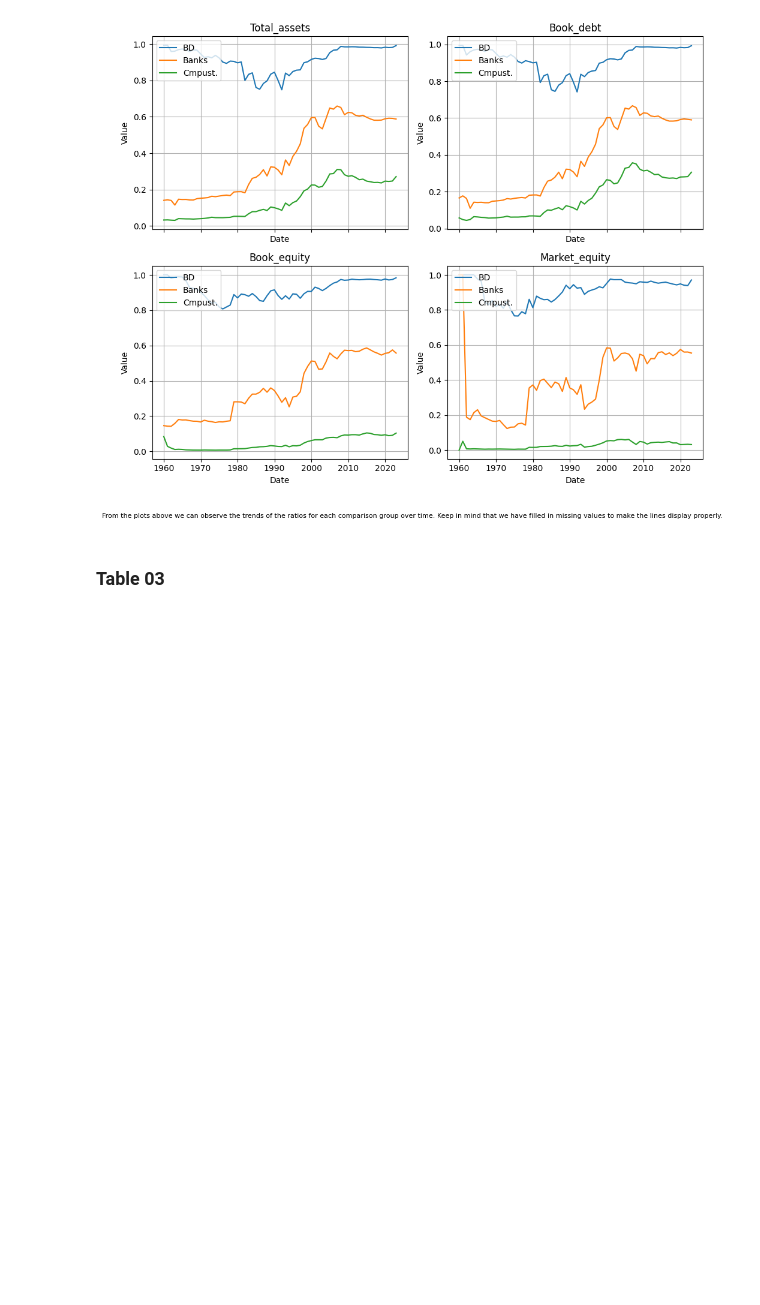
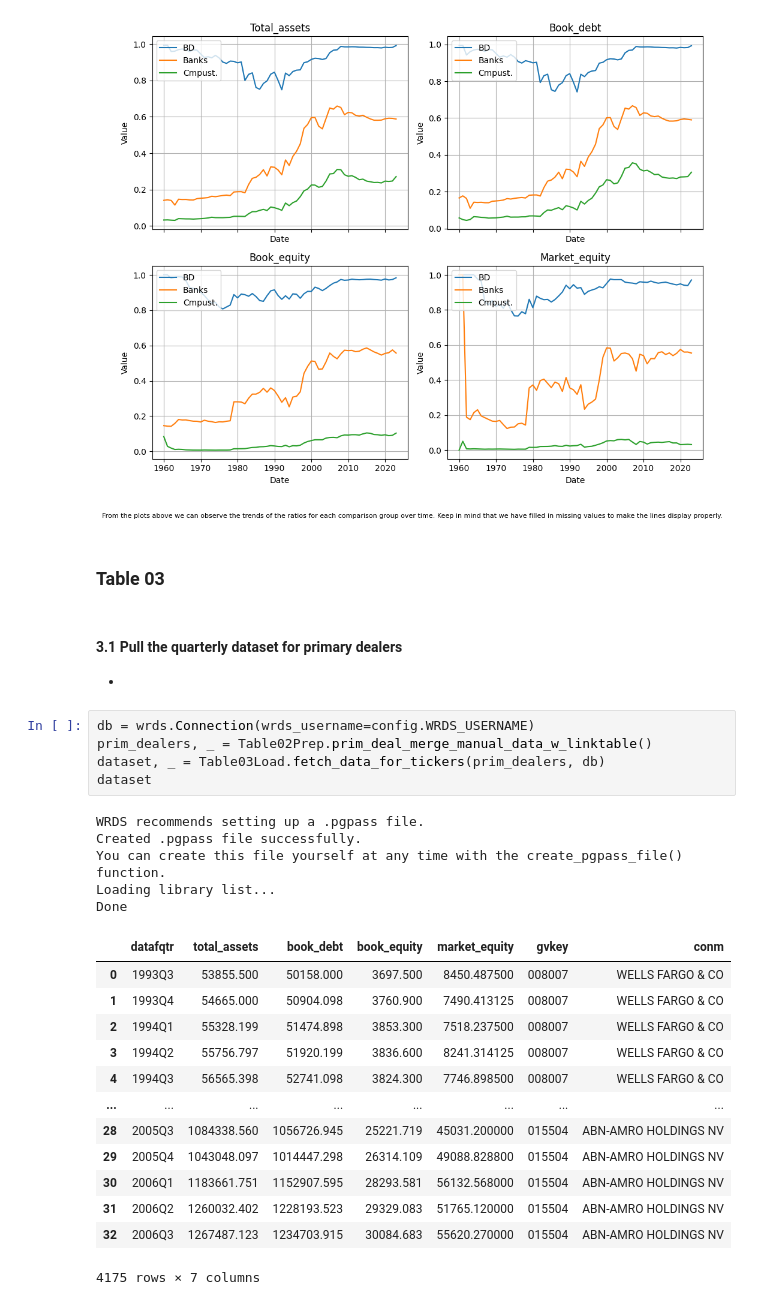
Before and after one commit to 1scarecrow1/intermediary-asset-pricing, a Jupyter notebook: src/Walkthrough.ipynb, the cells around one changed output. Saved outputs shown, nothing was run; the diff lists cells and outputs as text; blank space fills up the shorter version.

```diff
--- a/src/Walkthrough.ipynb
+++ b/src/Walkthrough.ipynb
@@ -227,3 +233,30 @@ Done
 [figure]
 # %% [markdown]
 ### Table 03
+# %% [markdown]
+#### 3.1 Pull the quarterly dataset for primary dealers
+-
+# %%
+db = wrds.Connection(wrds_username=config.WRDS_USERNAME)
+prim_dealers, _ = Table02Prep.prim_deal_merge_manual_data_w_linktable()
+dataset, _ = Table03Load.fetch_data_for_tickers(prim_dealers, db)
+dataset
+# %% [output]
+WRDS recommends setting up a .pgpass file.
+Created .pgpass file successfully.
+You can create this file yourself at any time with the create_pgpass_file() function.
+Loading library list...
+Done
+|  | datafqtr | total_assets | book_debt | book_equity | market_equity | gvkey | conm |
+| 0 | 1993Q3 | 53855.500 | 50158.000 | 3697.500 | 8450.487500 | 008007 | WELLS FARGO & CO |
+| 1 | 1993Q4 | 54665.000 | 50904.098 | 3760.900 | 7490.413125 | 008007 | WELLS FARGO & CO |
+| 2 | 1994Q1 | 55328.199 | 51474.898 | 3853.300 | 7518.237500 | 008007 | WELLS FARGO & CO |
+| 3 | 1994Q2 | 55756.797 | 51920.199 | 3836.600 | 8241.314125 | 008007 | WELLS FARGO & CO |
+| 4 | 1994Q3 | 56565.398 | 52741.098 | 3824.300 | 7746.898500 | 008007 | WELLS FARGO & CO |
+| ... | ... | ... | ... | ... | ... | ... | ... |
+| 28 | 2005Q3 | 1084338.560 | 1056726.945 | 25221.719 | 45031.200000 | 015504 | ABN-AMRO HOLDINGS NV |
+| 29 | 2005Q4 | 1043048.097 | 1014447.298 | 26314.109 | 49088.828800 | 015504 | ABN-AMRO HOLDINGS NV |
+| 30 | 2006Q1 | 1183661.751 | 1152907.595 | 28293.581 | 56132.568000 | 015504 | ABN-AMRO HOLDINGS NV |
+| 31 | 2006Q2 | 1260032.402 | 1228193.523 | 29329.083 | 51765.120000 | 015504 | ABN-AMRO HOLDINGS NV |
+| 32 | 2006Q3 | 1267487.123 | 1234703.915 | 30084.683 | 55620.270000 | 015504 | ABN-AMRO HOLDINGS NV |
+4175 rows × 7 columns
```
Also changed, not shown: parts of 15 cells of this notebook, 5 other files.
